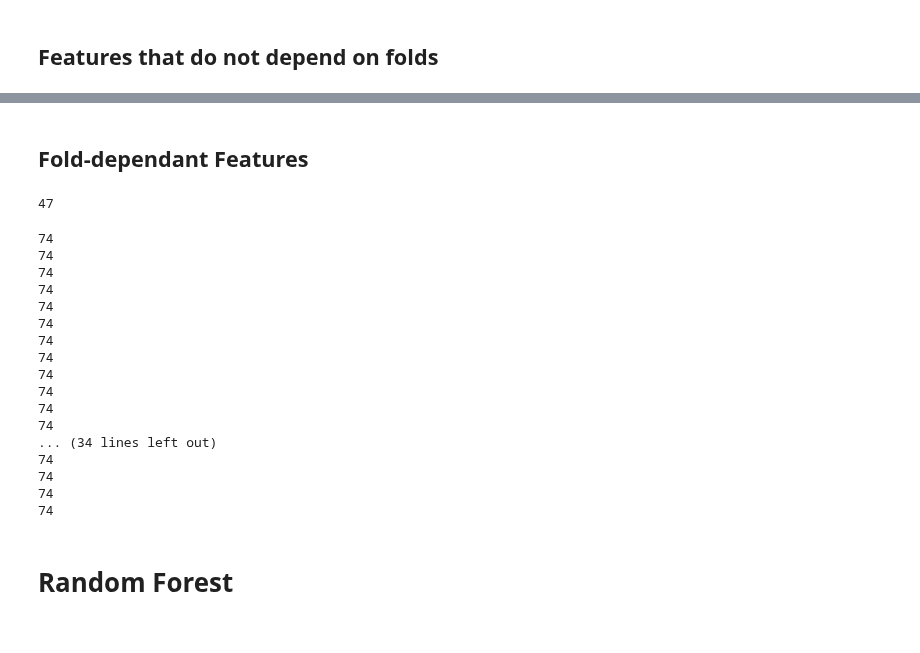
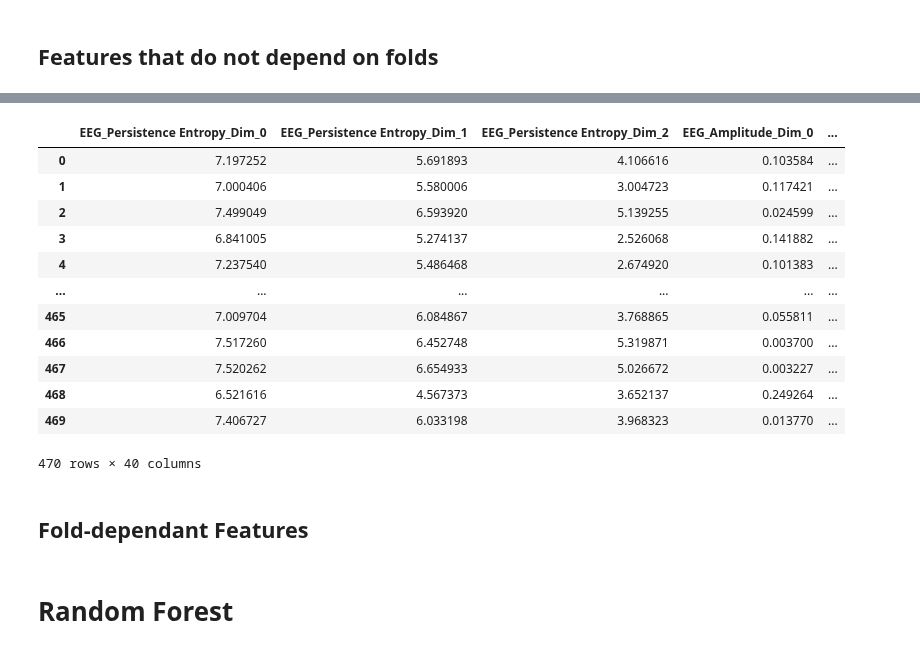
Before and after one commit to peppey/Topological-Data-Analysis-on-Brain-Data, a Jupyter notebook: Anesthesia_Data/Time_Series/Simple_Classifier.ipynb, the cells around one changed output, grey strips where cells are left out. Saved outputs shown, nothing was run; the diff lists cells and outputs as text; code cells hidden in the pictures.

```diff
--- a/Anesthesia_Data/Time_Series/Simple_Classifier.ipynb
+++ b/Anesthesia_Data/Time_Series/Simple_Classifier.ipynb
@@ -147,3 +299,19 @@ for subject in subject_list:
+# %%
+train_features_dfs_all_folds["Fold_0"]
+# %% [output]
+|  | EEG_Persistence Entropy_Dim_0 | EEG_Persistence Entropy_Dim_1 | EEG_Persistence Entropy_Dim_2 | EEG_Amplitude_Dim_0 | ... |
+| 0 | 7.197252 | 5.691893 | 4.106616 | 0.103584 | ... |
+| 1 | 7.000406 | 5.580006 | 3.004723 | 0.117421 | ... |
+| 2 | 7.499049 | 6.593920 | 5.139255 | 0.024599 | ... |
+| 3 | 6.841005 | 5.274137 | 2.526068 | 0.141882 | ... |
+| 4 | 7.237540 | 5.486468 | 2.674920 | 0.101383 | ... |
+| ... | ... | ... | ... | ... | ... |
+| 465 | 7.009704 | 6.084867 | 3.768865 | 0.055811 | ... |
+| 466 | 7.517260 | 6.452748 | 5.319871 | 0.003700 | ... |
+| 467 | 7.520262 | 6.654933 | 5.026672 | 0.003227 | ... |
+| 468 | 6.521616 | 4.567373 | 3.652137 | 0.249264 | ... |
+| 469 | 7.406727 | 6.033198 | 3.968323 | 0.013770 | ... |
+470 rows × 40 columns
 # %%
 def filter_dataframe_with_indices(feature_df, all_labels, indices_dict_all_subjects):
     """
@@ -229,10 +399,6 @@ train_features_dfs_all_folds, train_labels_all_folds = filter_dataframe_with_ind
 validation_features_dfs_all_folds, validation_labels_all_folds = filter_dataframe_with_indices(feature_df, all_labels, validation_indices_dict_all_subjects)
 # %% [markdown]
 ## Fold-dependant Features
-# %%
-len(train_fold_dependant_features_dfs_all_folds["Fold_0"].index)
-# %% [output]
-47
 # %%
 def filter_fold_dependant_dataframe_with_indices(fold_dependant_feature_df, indices_dict_all_subjects, label_list, n_folds = 5):
 
@@ -258,33 +424,15 @@ def filter_fold_dependant_dataframe_with_indices(fold_dependant_feature_df, indi
 
                 feature_df_with_set_indices = filtered_label_df.iloc[set_indices_in_filtered_df]
 
-                feature_df_for_fold_all_labels = pd.concat([fold_df, feature_df_with_set_indices])
+                fold_df = pd.concat([fold_df, feature_df_with_set_indices], ignore_index=True)
 
-        feature_df_all_folds["Fold_"+str(fold_idx)] = feature_df_for_fold_all_labels
+        feature_df_all_folds["Fold_"+str(fold_idx)] = fold_df
 
 
 
     return feature_df_all_folds
 
 train_fold_dependant_features_dfs_all_folds = filter_fold_dependant_dataframe_with_indices(fold_dependant_feature_df, train_indices_dict_all_subjects, label_list)
-# %% [output]
-74
-74
-74
-74
-74
-74
-74
-74
-74
-74
-74
-74
-... (34 lines left out)
-74
-74
-74
-74
 # %%
 def initialize_fold_dicts(train_features_dfs_all_folds, train_labels_all_folds, validation_features_dfs_all_folds, validation_labels_all_folds, n_folds = 5):
     """
```
Also changed, not shown: parts of 7 cells of this notebook.
